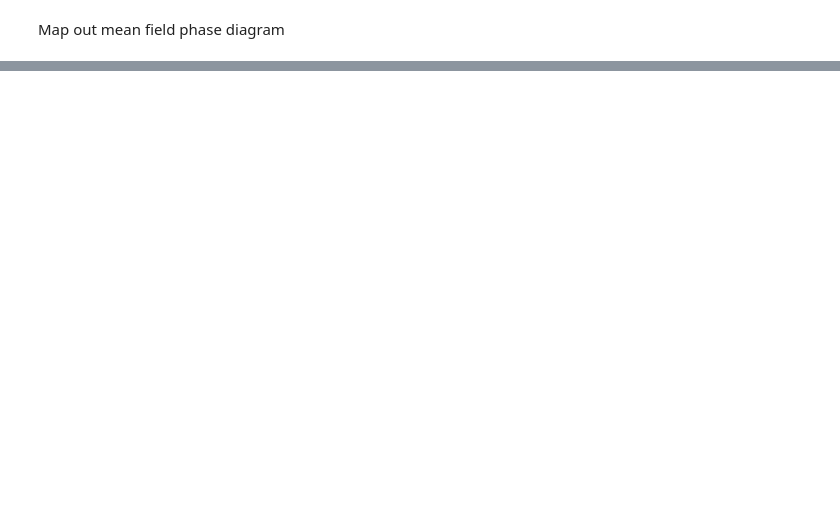
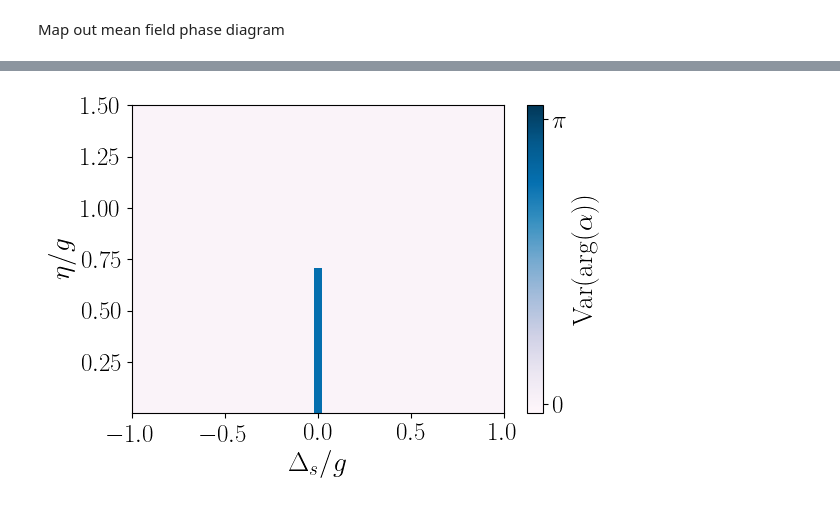
Before and after one commit to MarcNairn/nonreciprocal-dimer, a Jupyter notebook: simul/spin1_nonrec.ipynb, the cells around one changed output, grey strips where cells are left out. Drawn from its saved outputs; the diff is of its cells as text; code cells hidden in the pictures; blank space fills up the shorter version.

Commit message:
updated files and figs: spin1/2 and spin1

```diff
--- a/simul/spin1_nonrec.ipynb
+++ b/simul/spin1_nonrec.ipynb
@@ -195,0 +505,37 @@ display(fig)
+# %%
+"""
+
+Plot other quantities of possible interest
+
+"""
+
+
+#x = φ_vals./π
+y = η_vals./g
+x = Δ_vals./g
+
+xtick_locs = [-1.0, -0.5, 0.0, 0.5, 1.0]  # x = φ/π
+xtick_labels = [L"-\pi", L"-\pi/2", L"0", L"\pi/2", L"\pi"]
+
+
+fig, axs = subplots( figsize=(6, 4))
+
+
+im1 = axs.imshow((var_argcav)',
+                     extent=(minimum(x), maximum(x), minimum(y), maximum(y)),
+                     origin="lower",
+                     aspect="auto", cmap="PuBu", vmin=-0.10, vmax=pi+0.15)
+axs.set_ylabel(L"\eta/g")
+#axs.set_xlabel(L"\varphi/\pi")
+axs.set_xlabel(L"\Delta_s/g")
+# axs.set_xticks(xtick_locs)
+# axs.set_xticklabels(xtick_labels)
+cbar = colorbar(im1, ax=axs, label=L"\mathrm{Var}(\arg(\alpha))")
+# cbar.set_ticks([-pi, -pi/2, 0, pi/2, pi])
+# cbar.set_ticklabels([L"-\pi", L"-\pi/2", L"0", L"\pi/2", L"\pi"])
+cbar.set_ticks([0, pi])
+cbar.set_ticklabels([L"0", L"\pi"])
+display(fig)
+# savefig("../figs/spin1/var_argcav.pdf", bbox_inches="tight", dpi=600)
+# %% [output]
+[figure, added]
```
Also changed, not shown: parts of 47 cells of this notebook, 40 other files.
